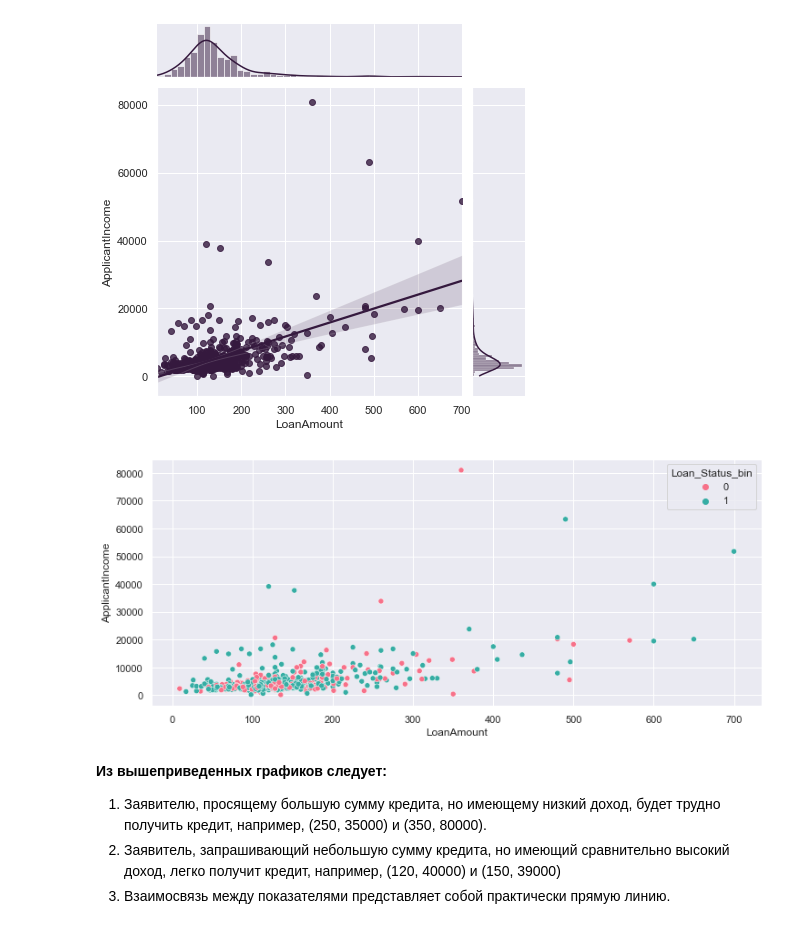
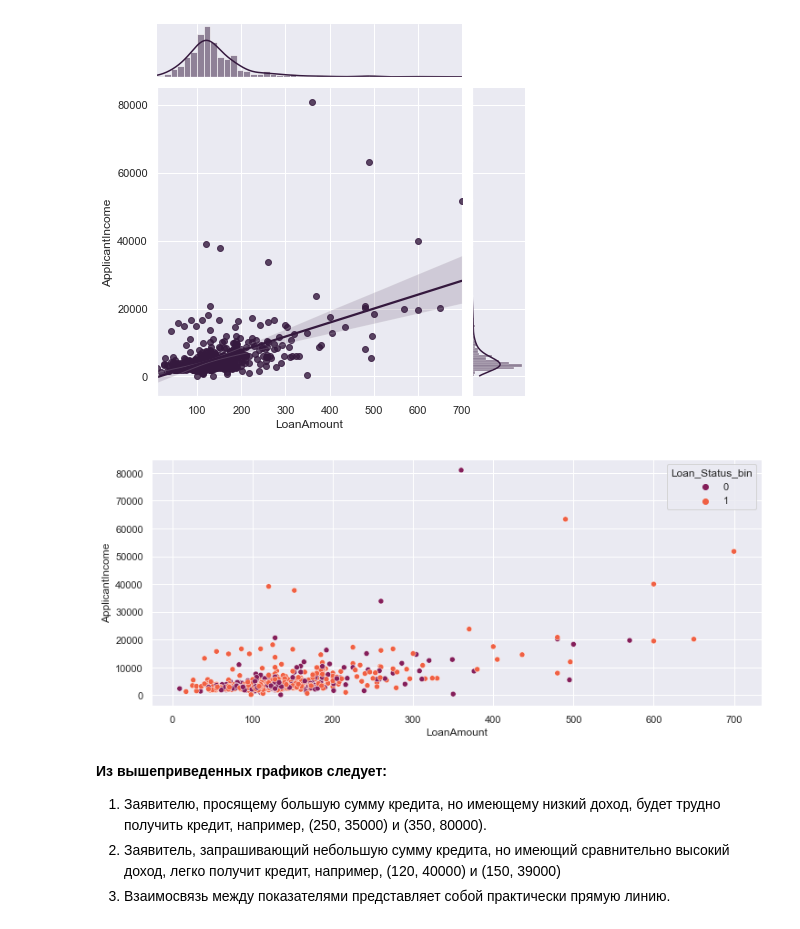
Before and after one commit to ConveroMursa/Data_Analysis, a Jupyter notebook: EDA_projects/Final_project/Loan_factors.ipynb, the cells around one changed output. Cells and saved outputs as stored; diff of their text form; code cells hidden in the pictures.

```diff
--- a/EDA_projects/Final_project/Loan_factors.ipynb
+++ b/EDA_projects/Final_project/Loan_factors.ipynb
@@ -724,9 +778,9 @@ sns.jointplot(df_ready['LoanAmount'], df_ready_encod['ApplicantIncome'], kind="r
 [figure]
 # %%
 plt.figure(figsize=(12,5))
-sns.scatterplot(df_ready['LoanAmount'], df_ready['ApplicantIncome'], hue=df_ready['Loan_Status_bin'], palette='husl');
+sns.scatterplot(df_ready['LoanAmount'], df_ready['ApplicantIncome'], hue=df_ready['Loan_Status_bin'], palette="rocket");
 # %% [output]
-[figure, old version]
+[figure, new version]
 # %% [markdown]
 **Из вышеприведенных графиков следует:**
 1. Заявителю, просящему большую сумму кредита, но имеющему низкий доход, будет трудно получить кредит, например, (250, 35000) и (350, 80000).
```
Also changed, not shown: parts of 37 cells of this notebook.
